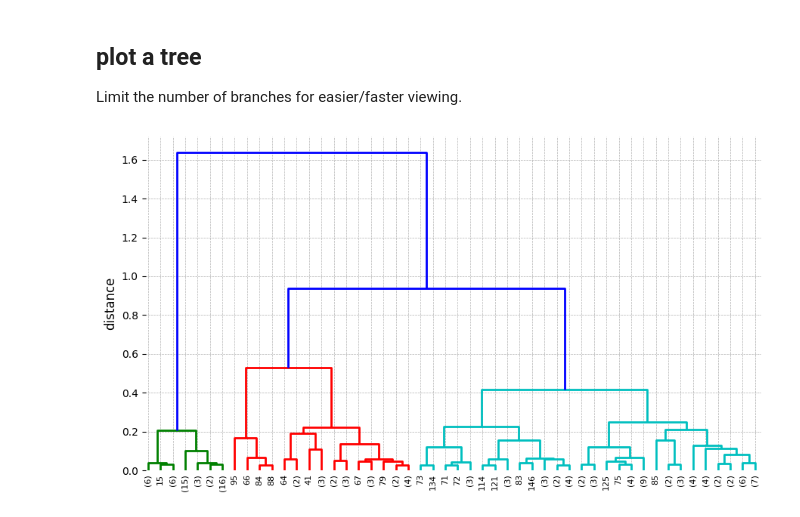
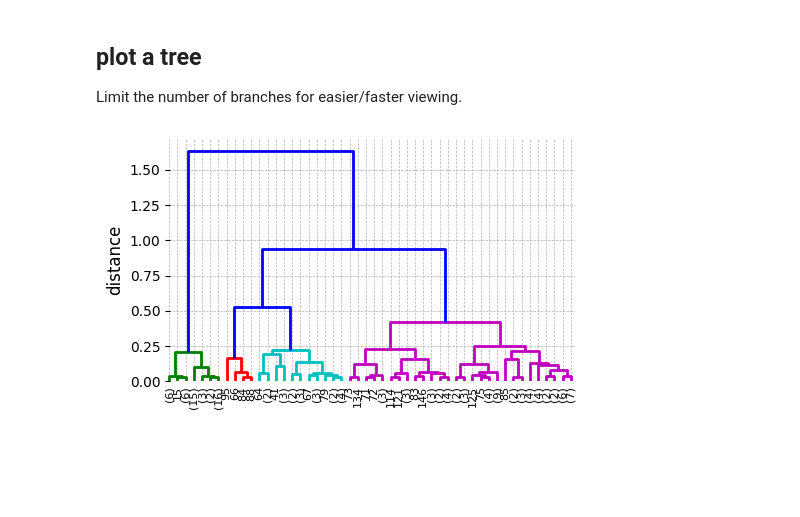
Before and after one commit to samkennerly/kingofsnake, a Jupyter notebook: books/cluster.ipynb, the cells around one changed output. Drawn from its saved outputs; the diff is of its cells as text; code cells hidden in the pictures; blank space fills up the shorter version.

```diff
--- a/books/cluster.ipynb
+++ b/books/cluster.ipynb
@@ -9,7 +9,7 @@ Unsupervised learning example: detect clusters in Fisher's iris dataset.
 from cluster import *
 from tools import *
 
-plot = Plot()
+plot = Plot(figsize=(5,3))
 # %% [output]
 Autosave disabled
 # %% [markdown]
@@ -95,6 +112,6 @@ mat
 ## plot a tree
 Limit the number of branches for easier/faster viewing.
 # %%
-axes = plot.linkage(tree.links, 50, color_threshold=0.75)
+axes = plot.linkage(tree.links, 50)
 # %% [output]
-[figure, old version]
+[figure, new version]
```
Also changed, not shown: parts of 12 cells of this notebook, 2 other files.
